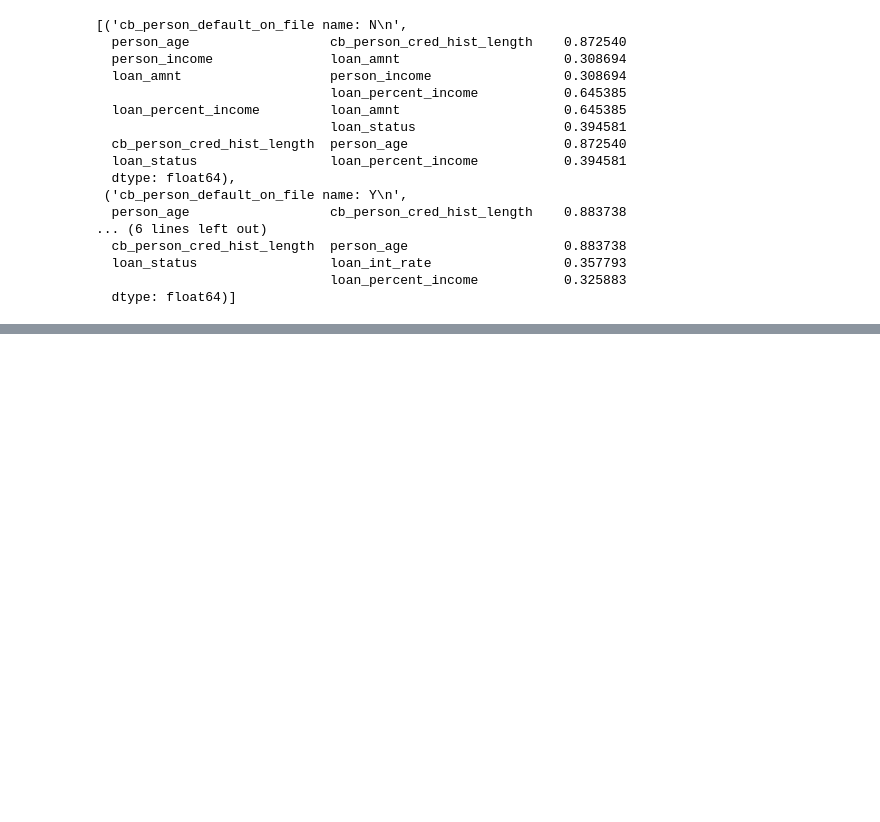
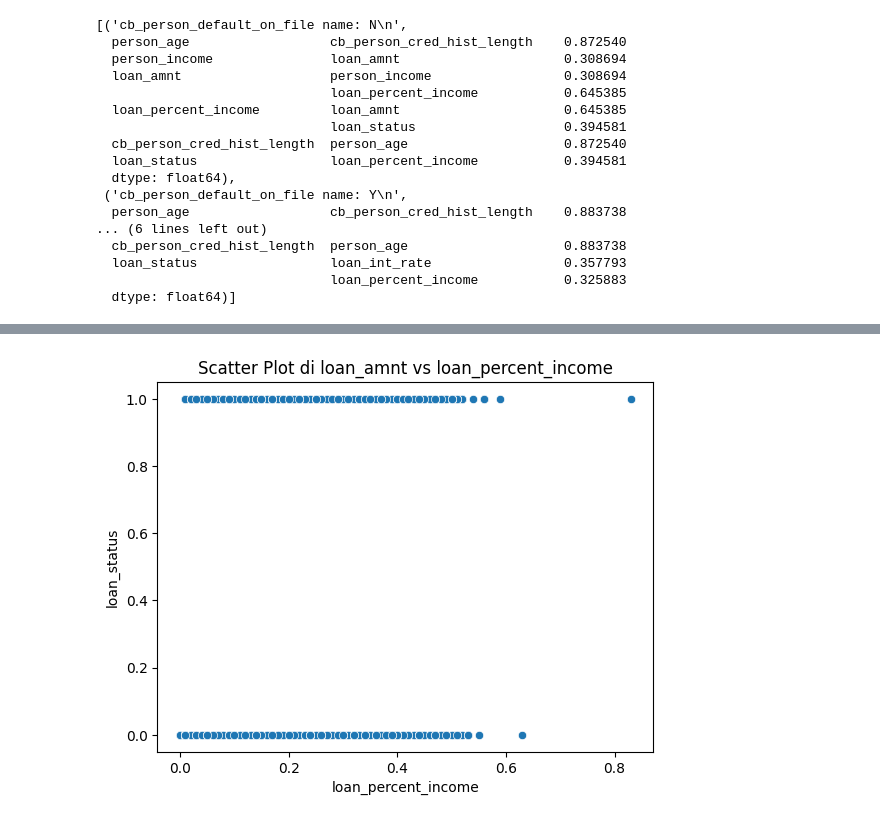
Before and after one commit to AlessioGFerraioli/EsGruppoLoanData, a Jupyter notebook: analisi_dati_stefano.ipynb, the cells around one changed output, grey strips where cells are left out. Cells and saved outputs as stored; diff of their text form; code cells hidden in the pictures; blank space fills up the shorter version.

```diff
--- a/analisi_dati_stefano.ipynb
+++ b/analisi_dati_stefano.ipynb
@@ -301,0 +321,6 @@ Correlazioni presenti in 2 o più loan_intent:
+# %%
+sns.scatterplot(data=df, x='loan_percent_income', y='loan_status')
+plt.title("Scatter Plot di loan_amnt vs loan_percent_income")
+plt.show()
+# %% [output]
+[figure, added]
```
Also changed, not shown: parts of 6 cells of this notebook.
